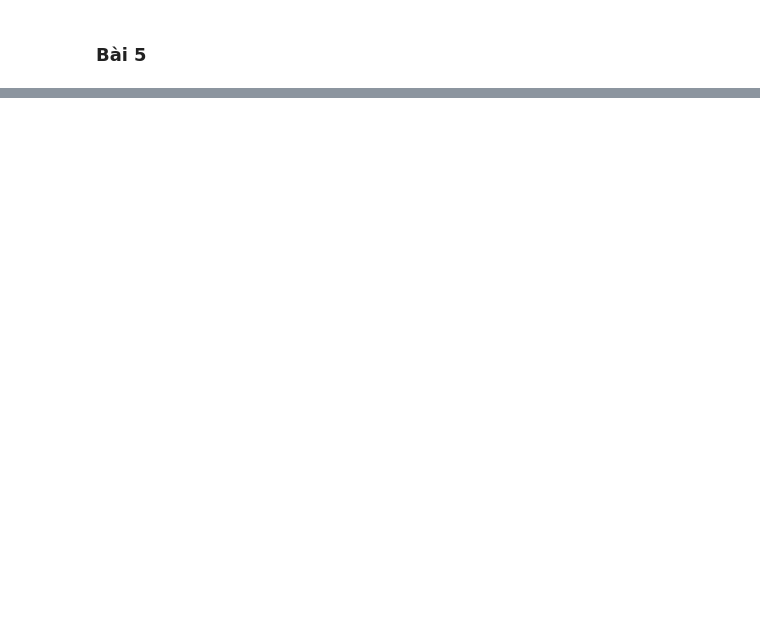
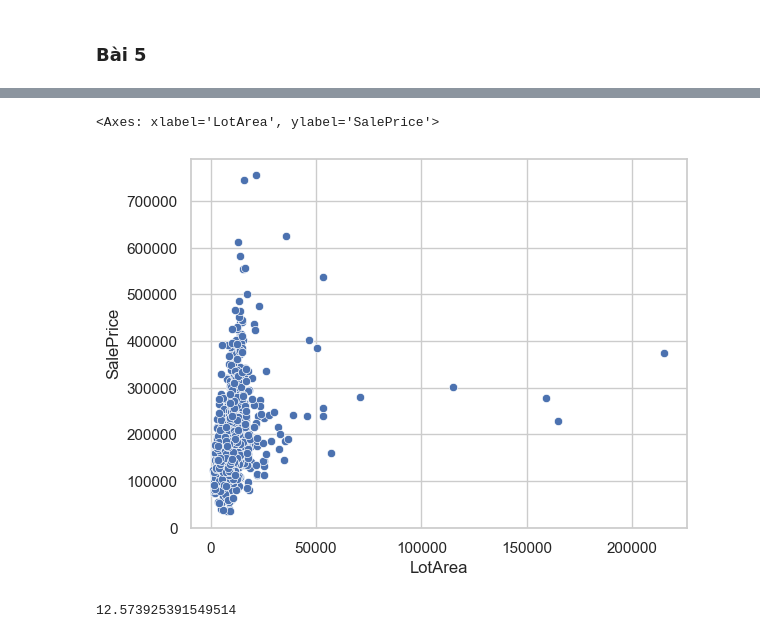
Before and after one commit to Tynab/Descriptive-Statistics, a Jupyter notebook: ML03_BaiTap12345_An.ipynb, the cells around one changed output, grey strips where cells are left out. Saved outputs shown, nothing was run; the diff lists cells and outputs as text; code cells hidden in the pictures; blank space fills up the shorter version.

```diff
--- a/ML03_BaiTap12345_An.ipynb
+++ b/ML03_BaiTap12345_An.ipynb
@@ -718,0 +722,9 @@ Name: SalePrice, dtype: float64
+# %%
+sns.scatterplot(x='LotArea', y='SalePrice', data=df)
+# %% [output]
+<Axes: xlabel='LotArea', ylabel='SalePrice'>
+[figure, added]
+# %%
+df['LotArea'].skew()
+# %% [output]
+12.573925391549514
```
Also changed, not shown: parts of 23 cells of this notebook.
